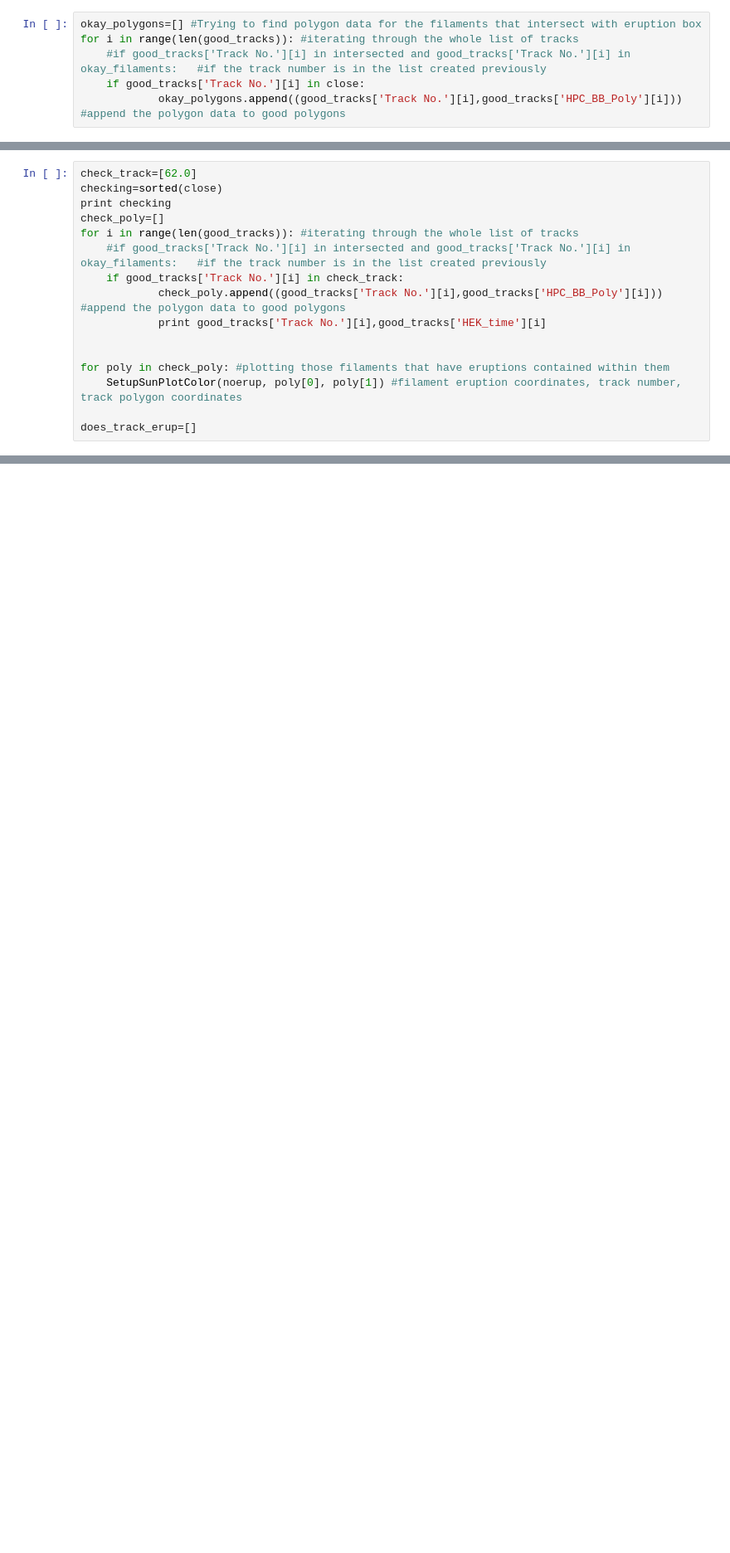
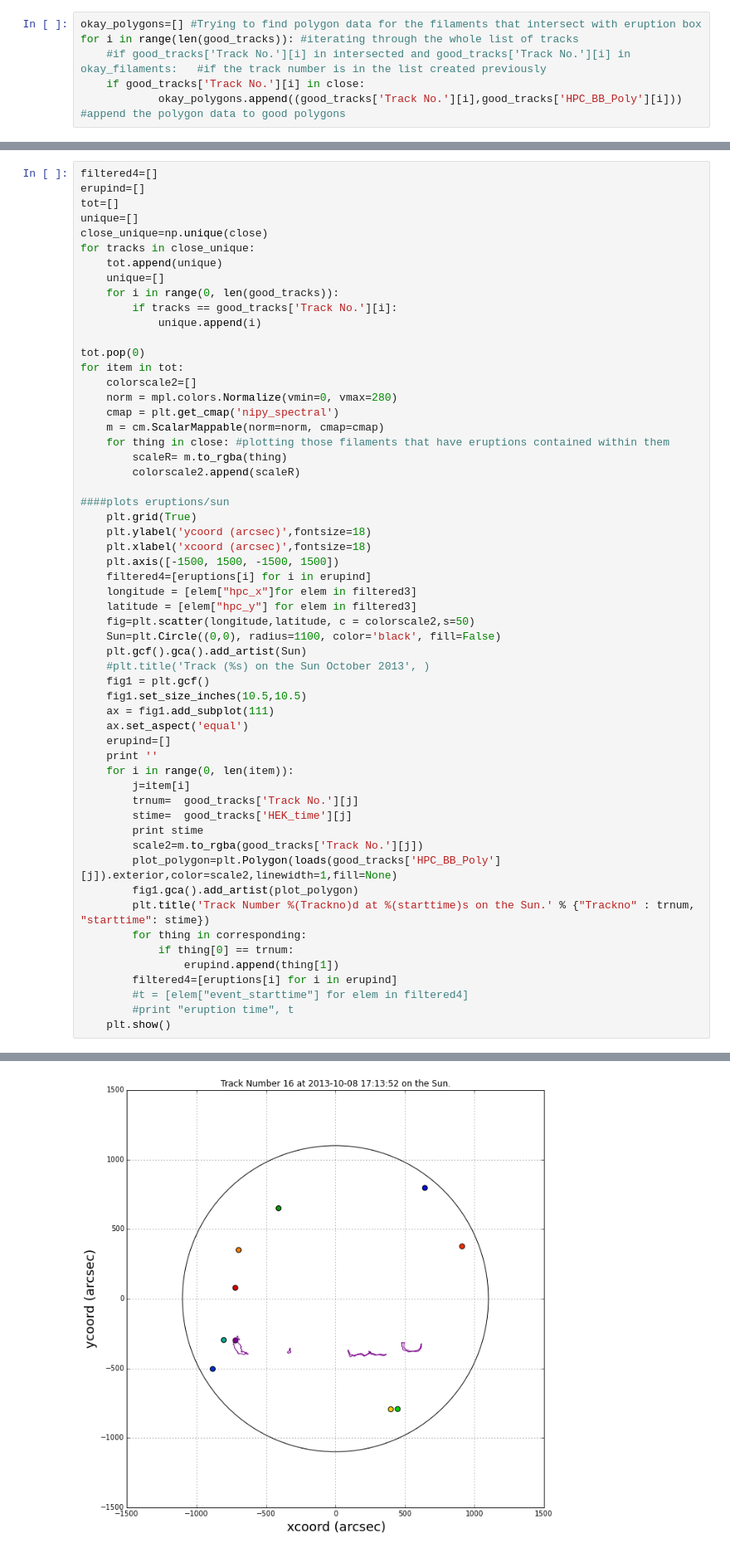
Before and after one commit to Nschanche/Filament_tracking, a Jupyter notebook: Untitled0.ipynb, the cells around one changed output, grey strips where cells are left out. Shown at 83% size. Saved outputs shown, nothing was run; the diff lists cells and outputs as text; blank space fills up the shorter version.

```diff
--- a/Untitled0.ipynb
+++ b/Untitled0.ipynb
@@ -351,19 +352,3 @@ for poly in okay_polygons: #plotting those filaments that intersect the bounding
 plt.show()
 # %% [output]
 [figure]
-# %%
-check_track=[62.0]
-checking=sorted(close)
-print checking
-check_poly=[]
-for i in range(len(good_tracks)): #iterating through the whole list of tracks
-    #if good_tracks['Track No.'][i] in intersected and good_tracks['Track No.'][i] in okay_filaments:   #if the track number is in the list created previously
-    if good_tracks['Track No.'][i] in check_track:
-            check_poly.append((good_tracks['Track No.'][i],good_tracks['HPC_BB_Poly'][i])) #append the polygon data to good polygons
-            print good_tracks['Track No.'][i],good_tracks['HEK_time'][i]
-
-
-for poly in check_poly: #plotting those filaments that have eruptions contained within them
-    SetupSunPlotColor(noerup, poly[0], poly[1]) #filament eruption coordinates, track number, track polygon coordinates
-
-does_track_erup=[]
@@ -375,0 +355,58 @@ does_track_erup=[]
+# %%
+filtered4=[]
+erupind=[]
+tot=[]
+unique=[]
+close_unique=np.unique(close)
+for tracks in close_unique:
+    tot.append(unique)
+    unique=[]
+    for i in range(0, len(good_tracks)):
+        if tracks == good_tracks['Track No.'][i]:
+            unique.append(i)
+
+tot.pop(0)
+for item in tot:
+    colorscale2=[]
+    norm = mpl.colors.Normalize(vmin=0, vmax=280)
+    cmap = plt.get_cmap('nipy_spectral')
+    m = cm.ScalarMappable(norm=norm, cmap=cmap)
+    for thing in close: #plotting those filaments that have eruptions contained within them
+        scaleR= m.to_rgba(thing)
+        colorscale2.append(scaleR)
+
+####plots eruptions/sun
+    plt.grid(True)
+    plt.ylabel('ycoord (arcsec)',fontsize=18)
+    plt.xlabel('xcoord (arcsec)',fontsize=18)
+    plt.axis([-1500, 1500, -1500, 1500])
+    filtered4=[eruptions[i] for i in erupind]
+    longitude = [elem["hpc_x"]for elem in filtered3]
+    latitude = [elem["hpc_y"] for elem in filtered3]
+    fig=plt.scatter(longitude,latitude, c = colorscale2,s=50)
+    Sun=plt.Circle((0,0), radius=1100, color='black', fill=False)
+    plt.gcf().gca().add_artist(Sun)
+    #plt.title('Track (%s) on the Sun October 2013', )
+    fig1 = plt.gcf()
+    fig1.set_size_inches(10.5,10.5)
+    ax = fig1.add_subplot(111)
+    ax.set_aspect('equal')
+    erupind=[]
+    print ''
+    for i in range(0, len(item)):
+        j=item[i]
+        trnum=  good_tracks['Track No.'][j]
+        stime=  good_tracks['HEK_time'][j]
+        print stime
+        scale2=m.to_rgba(good_tracks['Track No.'][j])
+        plot_polygon=plt.Polygon(loads(good_tracks['HPC_BB_Poly'][j]).exterior,color=scale2,linewidth=1,fill=None)
+        fig1.gca().add_artist(plot_polygon)
+        plt.title('Track Number %(Trackno)d at %(starttime)s on the Sun.' % {"Trackno" : trnum, "starttime": stime})
+        for thing in corresponding:
+            if thing[0] == trnum:
+                erupind.append(thing[1])
+        filtered4=[eruptions[i] for i in erupind]
+        #t = [elem["event_starttime"] for elem in filtered4]
+        #print "eruption time", t
+    plt.show()
+# %% [output]
@@ -375,0 +418 @@ does_track_erup=[]
+[figure, added]
```
Also changed, not shown: parts of 8 cells of this notebook, 1 other file.
